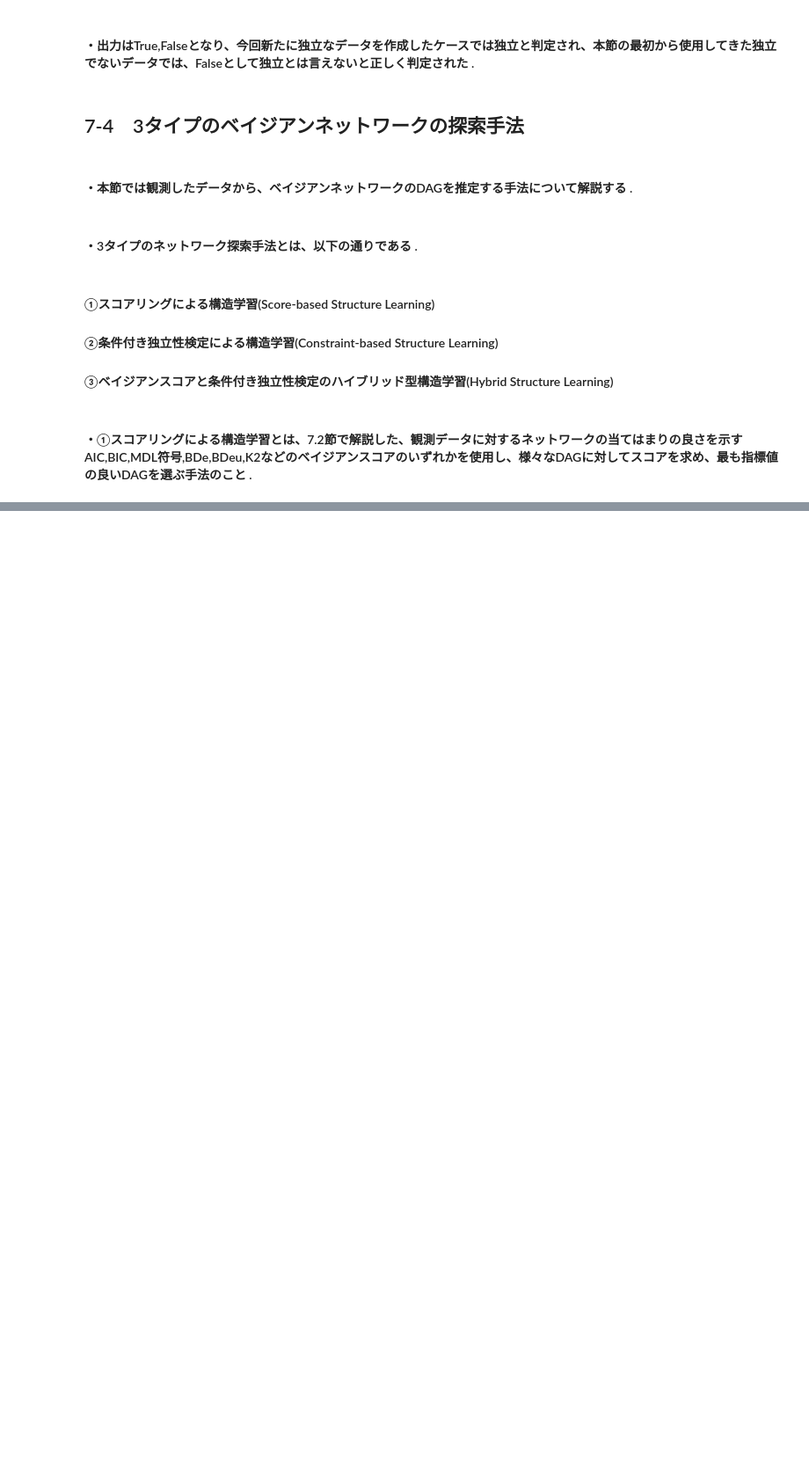
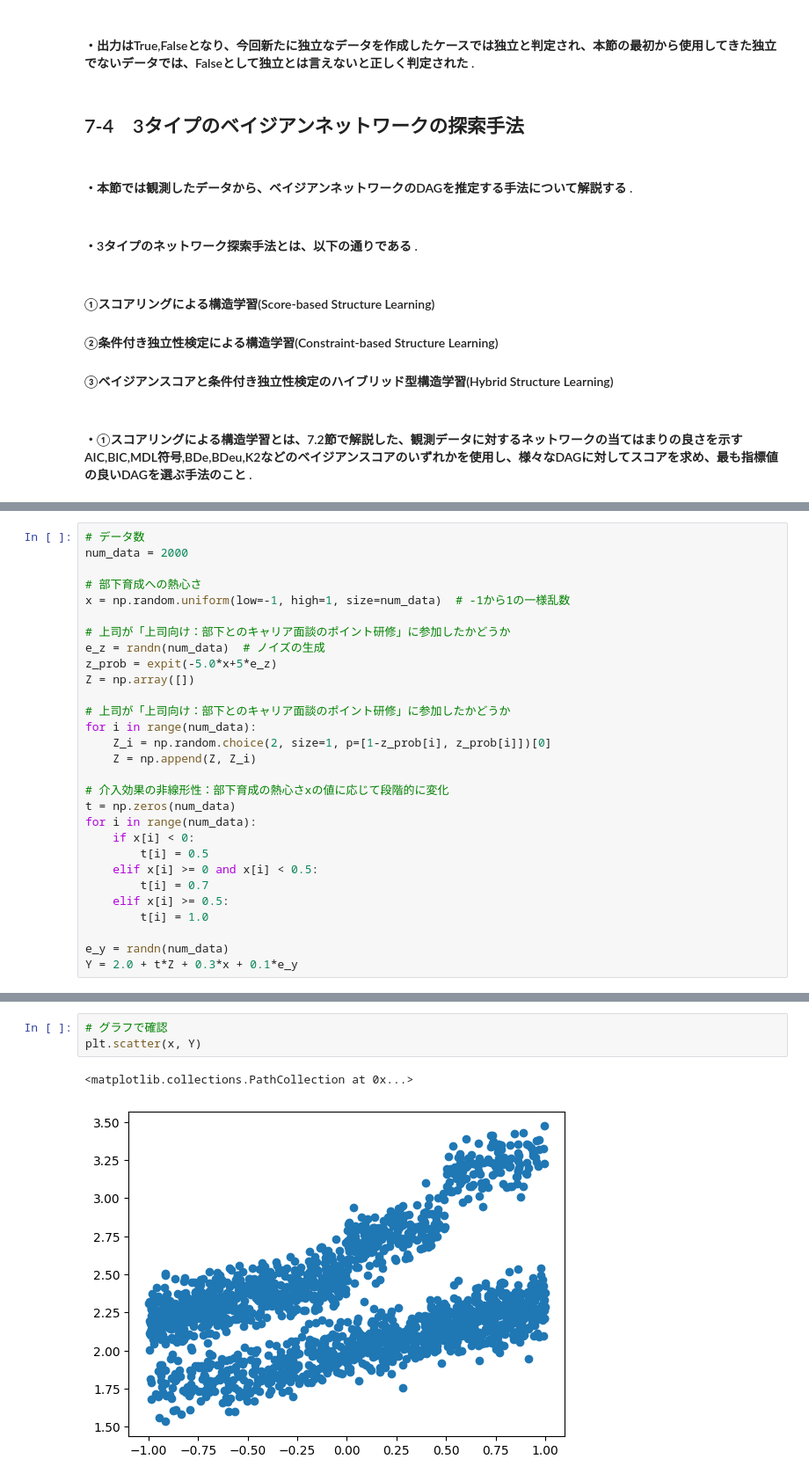
Before and after one commit to LABO-M/Python-causal-analysis, a Jupyter notebook: chapter7/chapter7.ipynb, the cells around one changed output, grey strips where cells are left out. Shown: that part at 88% size. Cells and saved outputs as stored; diff of their text form; blank space fills up the shorter version.

```diff
--- a/chapter7/chapter7.ipynb
+++ b/chapter7/chapter7.ipynb
@@ -541,0 +645,29 @@ print(est.test_conditional_independence(
+# %%
+# データ数
+num_data = 2000
+
+# 部下育成への熱心さ
+x = np.random.uniform(low=-1, high=1, size=num_data)  # -1から1の一様乱数
+
+# 上司が「上司向け：部下とのキャリア面談のポイント研修」に参加したかどうか
+e_z = randn(num_data)  # ノイズの生成
+z_prob = expit(-5.0*x+5*e_z)
+Z = np.array([])
+
+# 上司が「上司向け：部下とのキャリア面談のポイント研修」に参加したかどうか
+for i in range(num_data):
+    Z_i = np.random.choice(2, size=1, p=[1-z_prob[i], z_prob[i]])[0]
+    Z = np.append(Z, Z_i)
+
+# 介入効果の非線形性：部下育成の熱心さxの値に応じて段階的に変化
+t = np.zeros(num_data)
+for i in range(num_data):
+    if x[i] < 0:
+        t[i] = 0.5
+    elif x[i] >= 0 and x[i] < 0.5:
+        t[i] = 0.7
+    elif x[i] >= 0.5:
+        t[i] = 1.0
+
+e_y = randn(num_data)
+Y = 2.0 + t*Z + 0.3*x + 0.1*e_y
@@ -541,0 +711,6 @@ print(est.test_conditional_independence(
+# %%
+# グラフで確認
+plt.scatter(x, Y)
+# %% [output]
+<matplotlib.collections.PathCollection at 0x...>
+[figure, added]
```
Also changed, not shown: parts of 146 cells of this notebook, 22 other files.
